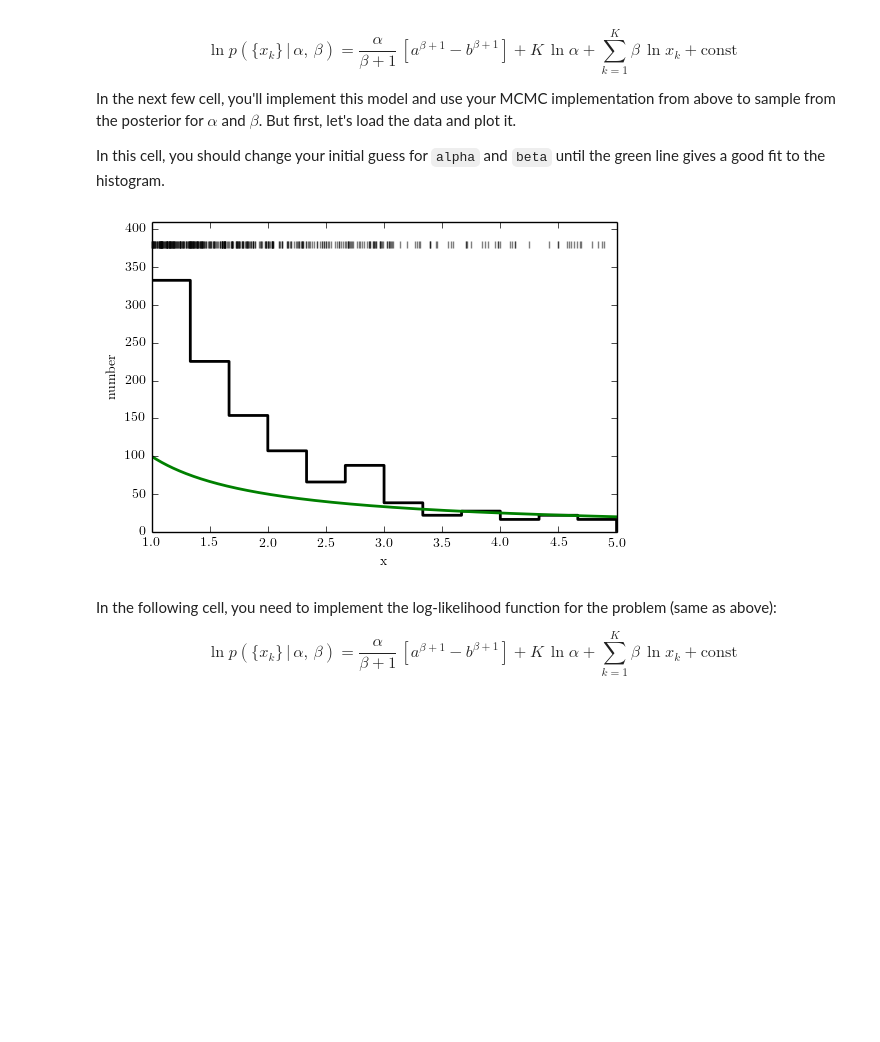
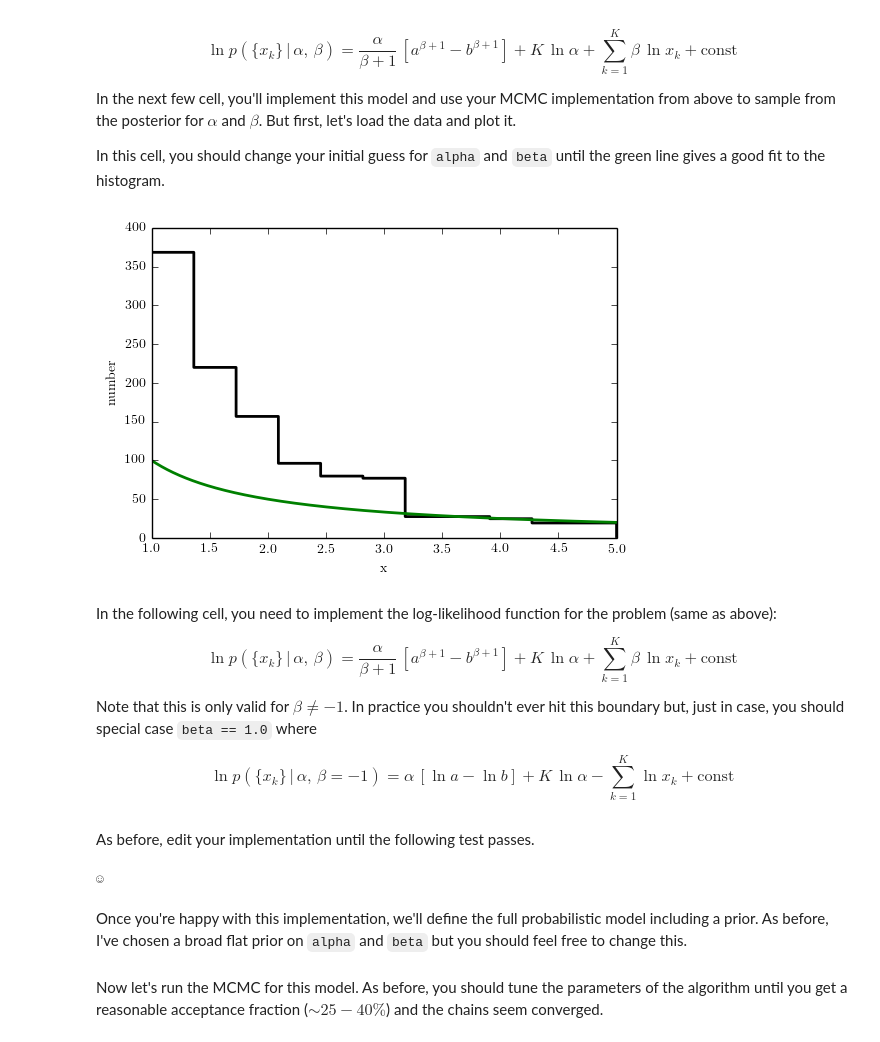
Before and after one commit to LocalGroupAstrostatistics2015/MCMC, a Jupyter notebook: MCMC tutorial (solutions).ipynb, the cells around one changed output. Saved outputs shown, nothing was run; the diff lists cells and outputs as text; code cells hidden in the pictures; blank space fills up the shorter version.

Commit message:
full test

```diff
--- a/MCMC tutorial (solutions).ipynb
+++ b/MCMC tutorial (solutions).ipynb
@@ -322,39 +334,36 @@ In this cell, you should change your initial guess for `alpha` and `beta` until
 # %%
 # Edit these guesses.
 alpha_initial = 100
 beta_initial = -1
 
 # These are the edges of the distribution (don't change this).
 a, b = 1.0, 5.0
 
 # Load the data.
 events = np.loadtxt("poisson.csv")
 
 # Make a correctly normalized histogram of the samples.
 bins = np.linspace(a, b, 12)
 weights = 1.0 / (bins[1] - bins[0]) + np.zeros(len(events))
-plt.hist(events, 12, range=(a, b), histtype="step", color="k", lw=2, weights=weights)
-
-# Indicate the locations of the samples.
-ax = plt.gca()
-for e in events:
-    ax.annotate("", (e, 375), xycoords="data", xytext=(0, 5), textcoords="offset points",
-                arrowprops=dict(facecolor='black', width=0, headwidth=0, alpha=0.5))
+plt.hist(events, bins, range=(a, b), histtype="step", color="k", lw=2, weights=weights)
 
 # Plot the guess at the rate.
 xx = np.linspace(a, b, 500)
-ax.plot(xx, alpha_initial * x ** beta_initial, "g", lw=2)
+plt.plot(xx, alpha_initial * xx ** beta_initial, "g", lw=2)
 
 # Format the figure.
-ax.set_ylim(0, 410)
-ax.set_ylabel("number")
-ax.set_xlabel("x");
+plt.ylabel("number")
+plt.xlabel("x");
 # %% [output]
-[figure, old version]
+[figure, new version]
 # %% [markdown]
 In the following cell, you need to implement the log-likelihood function for the problem (same as above):
 
 $$\ln p(\{x_k\}\,|\,\alpha,\,\beta) = \frac{\alpha}{\beta+1}\,\left[a^{\beta+1} - b^{\beta+1}\right] + K\,\ln\alpha + \sum_{k=1}^K \beta\,\ln x_k + \mathrm{const}$$
+
+Note that this is only valid for $\beta \ne -1$. In practice you shouldn't ever hit this boundary but, just in case,  you should special case `beta == 1.0` where
+
+$$\ln p(\{x_k\}\,|\,\alpha,\,\beta=-1) = \alpha\,\left[\ln a - \ln b\right] + K\,\ln\alpha - \sum_{k=1}^K \ln x_k + \mathrm{const}$$
 # %%
 sme = np.sum(np.log(events))
 K = len(events)
@@ -366,4 +376,16 @@ def lnlike_poisson((alpha, beta)):
     return norm + beta * sme
+# %% [markdown]
+As before, edit your implementation until the following test passes.
+# %%
+p_1, p_2 = (1000.0, -1.), (1500., -2.)
+ll_1, ll_2 = lnlike_poisson(p_1), lnlike_poisson(p_2)
+if not np.allclose(ll_2 - ll_1, 337.039175916):
+    raise ValueError("It looks like your implementation is wrong!")
+print("☺︎")
+# %% [output]
+☺︎
+# %% [markdown]
+Once you're happy with this implementation, we'll define the full probabilistic model including a prior. As before, I've chosen a broad flat prior on `alpha` and `beta` but you should feel free to change this.
 # %%
 def lnprior_poisson((alpha, beta)):
     if not (0 < alpha < 1000):
@@ -374,6 +396,8 @@ def lnprior_poisson((alpha, beta)):
 
 def lnpost_poisson(theta):
     return lnprior_poisson(theta) + lnlike_poisson(theta)
+# %% [markdown]
+Now let's run the MCMC for this model. As before, you should tune the parameters of the algorithm until you get a reasonable acceptance fraction ($\sim 25- 40\%$) and the chains seem converged.
 # %%
 # Edit this line to specify the proposal covariance:
 step = np.diag([100., 1e-1])
```
Also changed, not shown: parts of 13 cells of this notebook.
